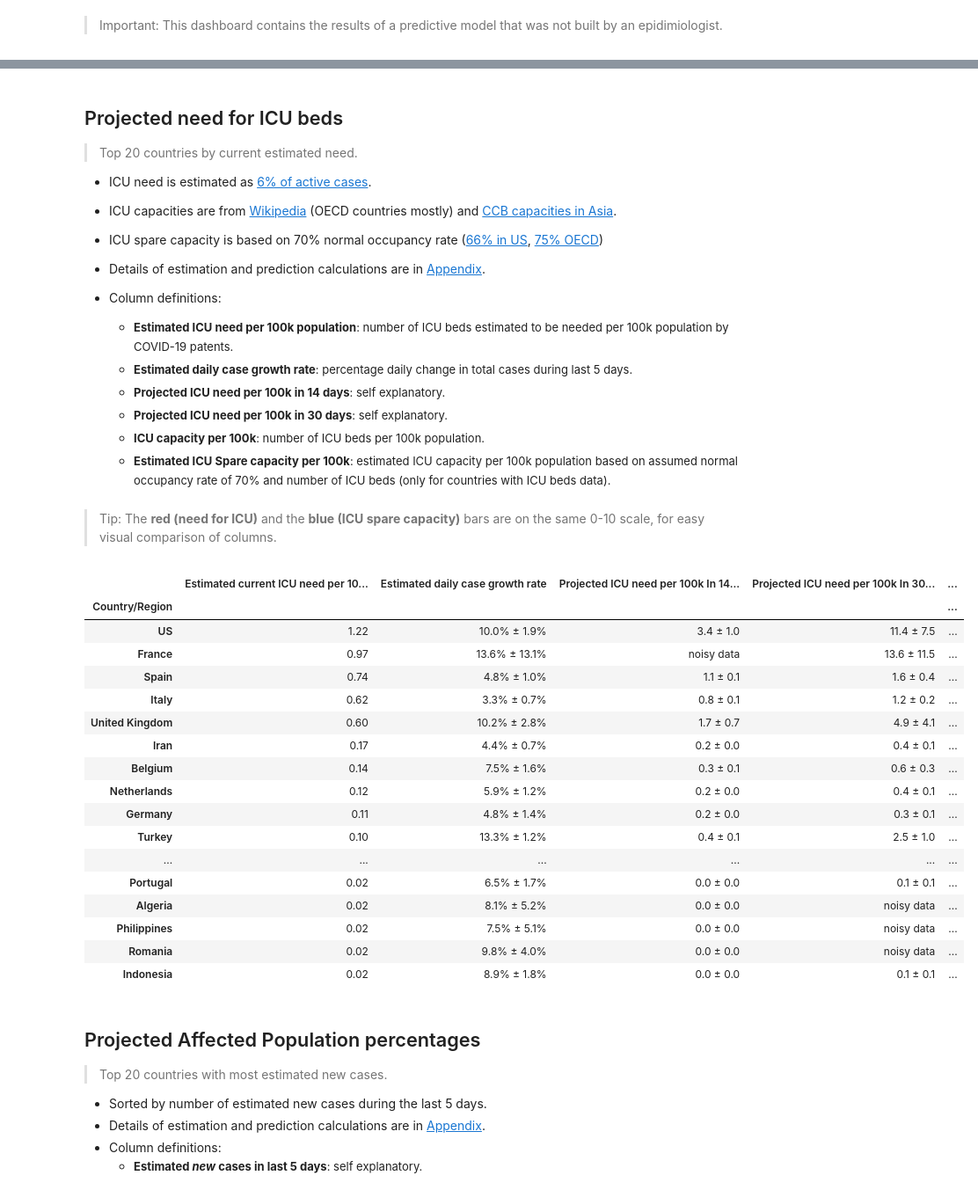
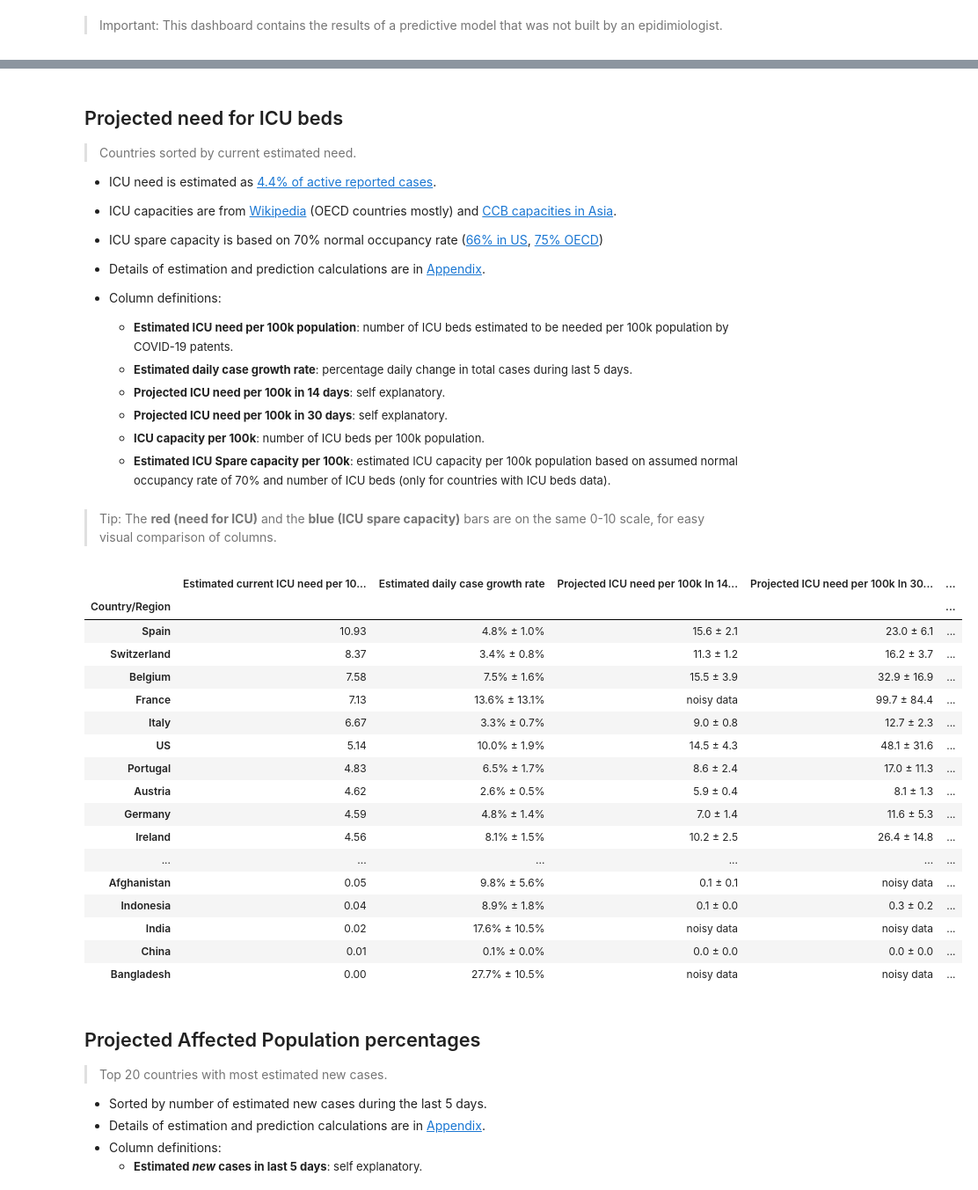
Before and after one commit to artdgn/pages, a Jupyter notebook: _notebooks/2020-03-27-covid19-progress-projections.ipynb, the cells around one changed output, grey strips where cells are left out. Shown at 88% size. Cells and saved outputs as stored; diff of their text form; code cells hidden in the pictures.

```diff
--- a/_notebooks/2020-03-27-covid19-progress-projections.ipynb
+++ b/_notebooks/2020-03-27-covid19-progress-projections.ipynb
@@ -18,7 +18,8 @@ import covid_helpers
 
 helper = covid_helpers.OverviewData
 stylers = covid_helpers.PandasStyling
-df = helper.filter_df(helper.table_with_projections())
+df_all = helper.table_with_projections()
+df = helper.filter_df(df_all)
 df.columns
 # %% [output]
 Index(['Cases.new', 'Cases.new.est', 'Cases.new.per100k',
@@ -40,9 +41,9 @@ Index(['Cases.new', 'Cases.new.est', 'Cases.new.per100k',
       dtype='object')
 # %% [markdown]
 ## Projected need for ICU beds
-> Top 20 countries by current estimated need.
+> Countries sorted by current estimated need.
 
-- ICU need is estimated as [6% of active cases](https://medium.com/@joschabach/flattening-the-curve-is-a-deadly-delusion-eea324fe9727).
+- ICU need is estimated as [4.4% of active reported cases](https://www.imperial.ac.uk/media/imperial-college/medicine/sph/ide/gida-fellowships/Imperial-College-COVID19-NPI-modelling-16-03-2020.pdf).
 - ICU capacities are from [Wikipedia](https://en.wikipedia.org/wiki/List_of_countries_by_hospital_beds) (OECD countries mostly) and [CCB capacities in Asia](https://www.researchgate.net/publication/338520008_Critical_Care_Bed_Capacity_in_Asian_Countries_and_Regions).
 - ICU spare capacity is based on 70% normal occupancy rate ([66% in US](https://www.sccm.org/Blog/March-2020/United-States-Resource-Availability-for-COVID-19), [75% OECD](https://www.oecd-ilibrary.org/social-issues-migration-health/health-at-a-glance-2019_4dd50c09-en))
 - Details of estimation and prediction calculations are in [Appendix](#appendix).
@@ -58,54 +59,54 @@ Index(['Cases.new', 'Cases.new.est', 'Cases.new.per100k',
 > Tip: The <b><font color="b21e3e">red (need for ICU)</font></b>  and the <b><font color="3ab1d8">blue (ICU spare capacity)</font></b>  bars are on the same 0-10 scale, for easy visual comparison of columns.
 # %%
 #hide_input
-df_data = df.sort_values('needICU.per100k', ascending=False).head(20)
+df_data = df.sort_values('needICU.per100k', ascending=False)
 df_pretty = df_data.copy()
 df_pretty['needICU.per100k.+14d'] = stylers.with_errs_float(
     df_pretty, 'needICU.per100k.+14d', 'needICU.per100k.+14d.err')
 df_pretty['needICU.per100k.+30d'] = stylers.with_errs_float(
     df_pretty, 'needICU.per100k.+30d', 'needICU.per100k.+30d.err')
 df_pretty['growth_rate'] = stylers.with_errs_ratio(df_pretty, 'growth_rate', 'growth_rate_std')
 
 cols = {'needICU.per100k': 'Estimated<br>current<br>ICU need<br>per 100k<br>population',
         'growth_rate': 'Estimated<br>daily case<br>growth rate',
        'needICU.per100k.+14d': 'Projected<br>ICU need<br>per 100k<br>In 14 days',
        'needICU.per100k.+30d': 'Projected<br>ICU need<br>per 100k<br>In 30 days',
        'icu_capacity_per100k': 'ICU<br>capacity<br> per 100k',
        'icu_spare_capacity_per100k': 'Estimated ICU<br>Spare capacity<br>per 100k',
       }
 
 df_pretty[cols.keys()].rename(cols, axis=1).style\
     .bar(subset=cols['needICU.per100k'], color='#b21e3e', vmin=0, vmax=10)\
     .apply(stylers.add_bar, color='#f43d64',
            s_v=df_data['needICU.per100k.+14d']/10, subset=cols['needICU.per100k.+14d'])\
     .apply(stylers.add_bar, color='#ef8ba0',
            s_v=df_data['needICU.per100k.+30d']/10, subset=cols['needICU.per100k.+30d'])\
     .apply(stylers.add_bar, color='#f49d5a',
            s_v=df_data['growth_rate']/0.33, subset=cols['growth_rate'])\
     .bar(subset=[cols['icu_spare_capacity_per100k']], color='#3ab1d8', vmin=0, vmax=10)\
     .applymap(lambda _: 'color: blue', subset=cols['icu_spare_capacity_per100k'])\
     .format('<b>{:.1f}</b>', subset=cols['icu_capacity_per100k'], na_rep="-")\
     .format('<b>{:.1f}</b>', subset=cols['icu_spare_capacity_per100k'], na_rep="-")\
     .format('<b>{:.2f}</b>', subset=cols['needICU.per100k'])
 # %% [output]
 |  | Estimated current ICU need per 10... | Estimated daily case growth rate | Projected ICU need per 100k In 14... | Projected ICU need per 100k In 30... | ... |
 | Country/Region |  |  |  |  | ... |
-| US | 1.22 | 10.0% ± 1.9% | 3.4 ± 1.0 | 11.4 ± 7.5 | ... |
-| France | 0.97 | 13.6% ± 13.1% | noisy data | 13.6 ± 11.5 | ... |
-| Spain | 0.74 | 4.8% ± 1.0% | 1.1 ± 0.1 | 1.6 ± 0.4 | ... |
-| Italy | 0.62 | 3.3% ± 0.7% | 0.8 ± 0.1 | 1.2 ± 0.2 | ... |
-| United Kingdom | 0.60 | 10.2% ± 2.8% | 1.7 ± 0.7 | 4.9 ± 4.1 | ... |
-| Iran | 0.17 | 4.4% ± 0.7% | 0.2 ± 0.0 | 0.4 ± 0.1 | ... |
-| Belgium | 0.14 | 7.5% ± 1.6% | 0.3 ± 0.1 | 0.6 ± 0.3 | ... |
-| Netherlands | 0.12 | 5.9% ± 1.2% | 0.2 ± 0.0 | 0.4 ± 0.1 | ... |
-| Germany | 0.11 | 4.8% ± 1.4% | 0.2 ± 0.0 | 0.3 ± 0.1 | ... |
-| Turkey | 0.10 | 13.3% ± 1.2% | 0.4 ± 0.1 | 2.5 ± 1.0 | ... |
+| Spain | 10.93 | 4.8% ± 1.0% | 15.6 ± 2.1 | 23.0 ± 6.1 | ... |
+| Switzerland | 8.37 | 3.4% ± 0.8% | 11.3 ± 1.2 | 16.2 ± 3.7 | ... |
+| Belgium | 7.58 | 7.5% ± 1.6% | 15.5 ± 3.9 | 32.9 ± 16.9 | ... |
+| France | 7.13 | 13.6% ± 13.1% | noisy data | 99.7 ± 84.4 | ... |
+| Italy | 6.67 | 3.3% ± 0.7% | 9.0 ± 0.8 | 12.7 ± 2.3 | ... |
+| US | 5.14 | 10.0% ± 1.9% | 14.5 ± 4.3 | 48.1 ± 31.6 | ... |
+| Portugal | 4.83 | 6.5% ± 1.7% | 8.6 ± 2.4 | 17.0 ± 11.3 | ... |
+| Austria | 4.62 | 2.6% ± 0.5% | 5.9 ± 0.4 | 8.1 ± 1.3 | ... |
+| Germany | 4.59 | 4.8% ± 1.4% | 7.0 ± 1.4 | 11.6 ± 5.3 | ... |
+| Ireland | 4.56 | 8.1% ± 1.5% | 10.2 ± 2.5 | 26.4 ± 14.8 | ... |
 | ... | ... | ... | ... | ... | ... |
-| Portugal | 0.02 | 6.5% ± 1.7% | 0.0 ± 0.0 | 0.1 ± 0.1 | ... |
-| Algeria | 0.02 | 8.1% ± 5.2% | 0.0 ± 0.0 | noisy data | ... |
-| Philippines | 0.02 | 7.5% ± 5.1% | 0.0 ± 0.0 | noisy data | ... |
-| Romania | 0.02 | 9.8% ± 4.0% | 0.0 ± 0.0 | noisy data | ... |
-| Indonesia | 0.02 | 8.9% ± 1.8% | 0.0 ± 0.0 | 0.1 ± 0.1 | ... |
+| Afghanistan | 0.05 | 9.8% ± 5.6% | 0.1 ± 0.1 | noisy data | ... |
+| Indonesia | 0.04 | 8.9% ± 1.8% | 0.1 ± 0.0 | 0.3 ± 0.2 | ... |
+| India | 0.02 | 17.6% ± 10.5% | noisy data | noisy data | ... |
+| China | 0.01 | 0.1% ± 0.0% | 0.0 ± 0.0 | 0.0 ± 0.0 | ... |
+| Bangladesh | 0.00 | 27.7% ± 10.5% | noisy data | noisy data | ... |
 # %% [markdown]
 ## Projected Affected Population percentages
 > Top 20 countries with most estimated new cases.
```
Also changed, not shown: parts of 7 cells of this notebook, 6 other files.
